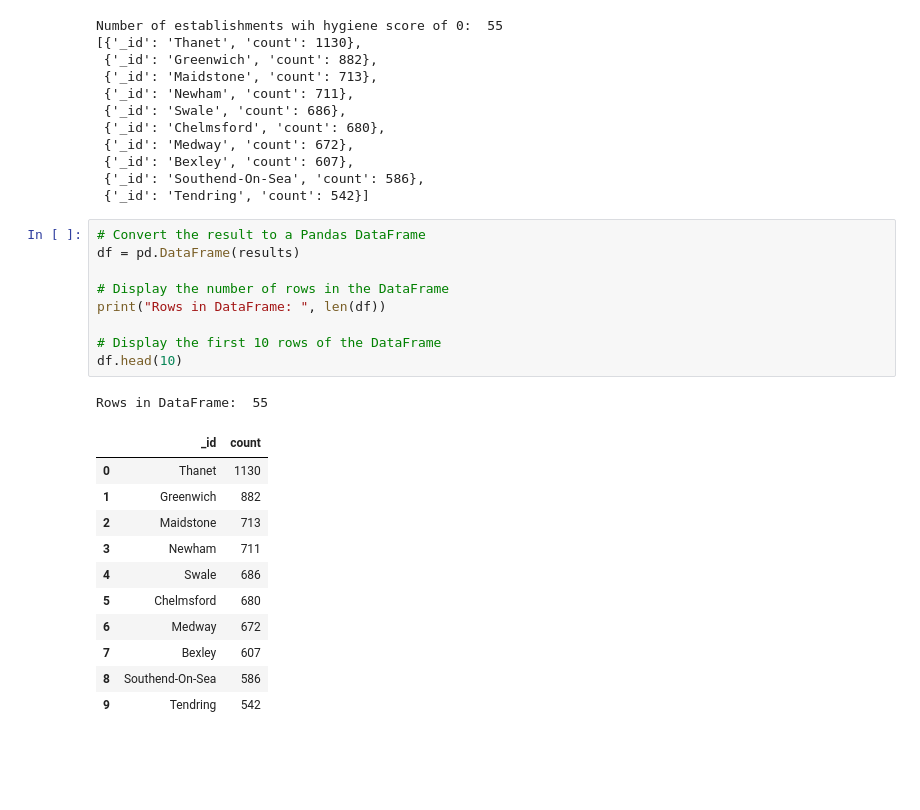
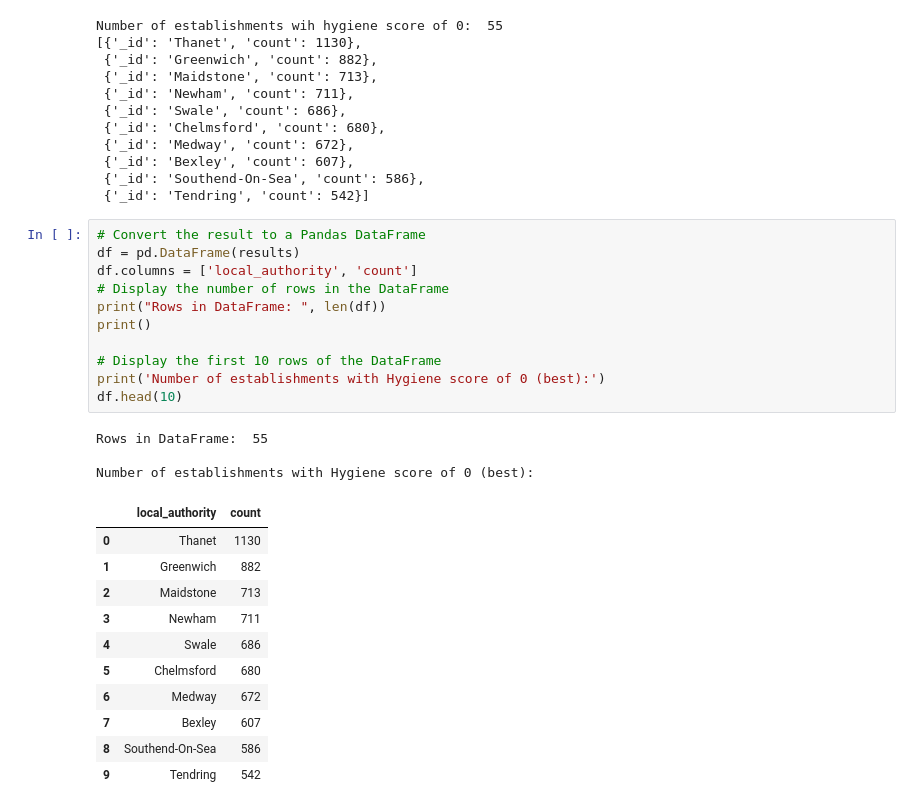
Before and after one commit to andrewplane/nosql-challenge, a Jupyter notebook: NoSQL_analysis.ipynb, the cells around one changed output. Drawn from its saved outputs; the diff is of its cells as text; blank space fills up the shorter version.

```diff
--- a/NoSQL_analysis.ipynb
+++ b/NoSQL_analysis.ipynb
@@ -245,15 +245,19 @@ Number of establishments wih hygiene score of 0:  55
 # %%
 # Convert the result to a Pandas DataFrame
 df = pd.DataFrame(results)
-
+df.columns = ['local_authority', 'count']
 # Display the number of rows in the DataFrame
 print("Rows in DataFrame: ", len(df))
+print()
 
 # Display the first 10 rows of the DataFrame
+print('Number of establishments with Hygiene score of 0 (best):')
 df.head(10)
 # %% [output]
 Rows in DataFrame:  55
+
+Number of establishments with Hygiene score of 0 (best):
-|  | _id | count |
+|  | local_authority | count |
 | 0 | Thanet | 1130 |
 | 1 | Greenwich | 882 |
 | 2 | Maidstone | 713 |
```
Also changed, not shown: 1 other file.
